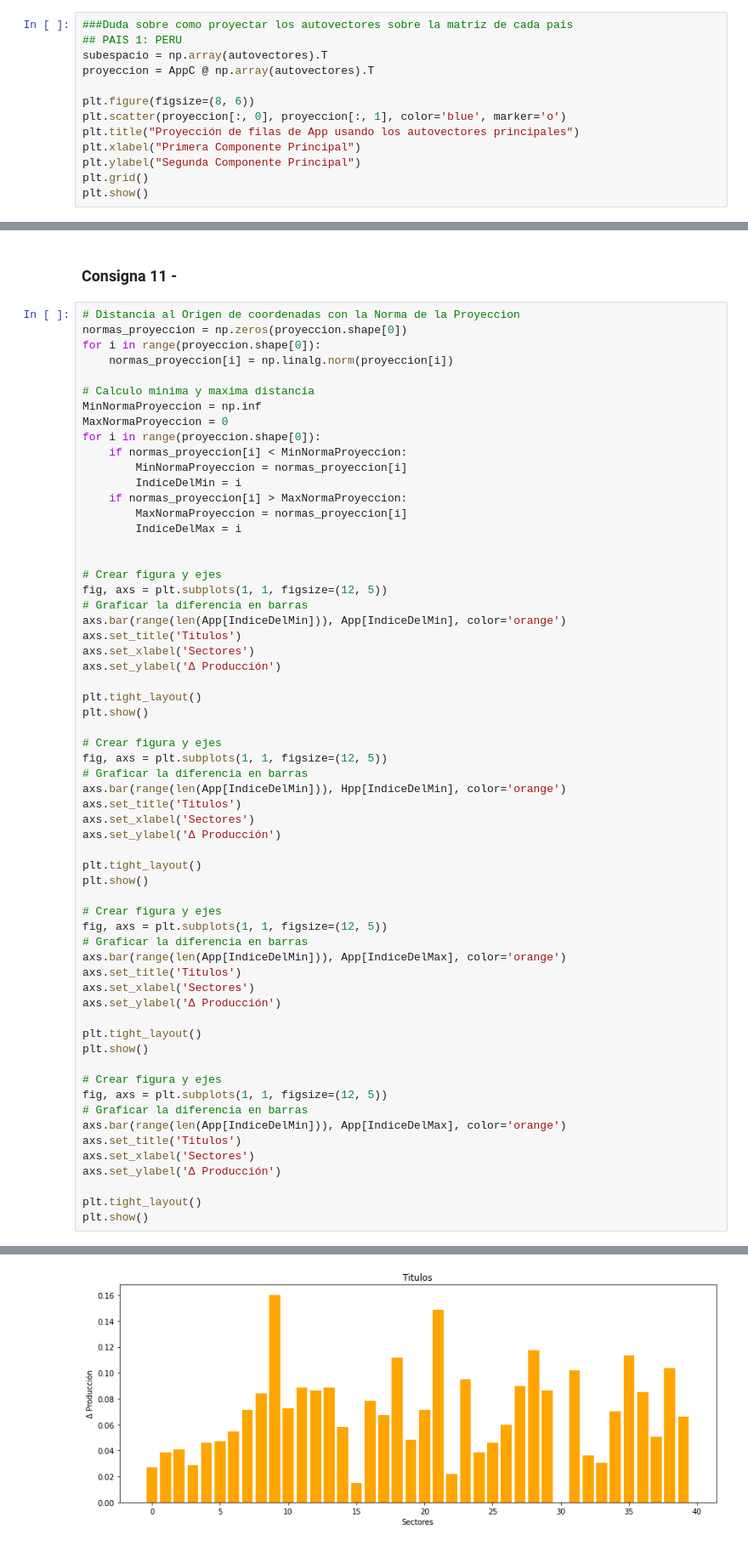
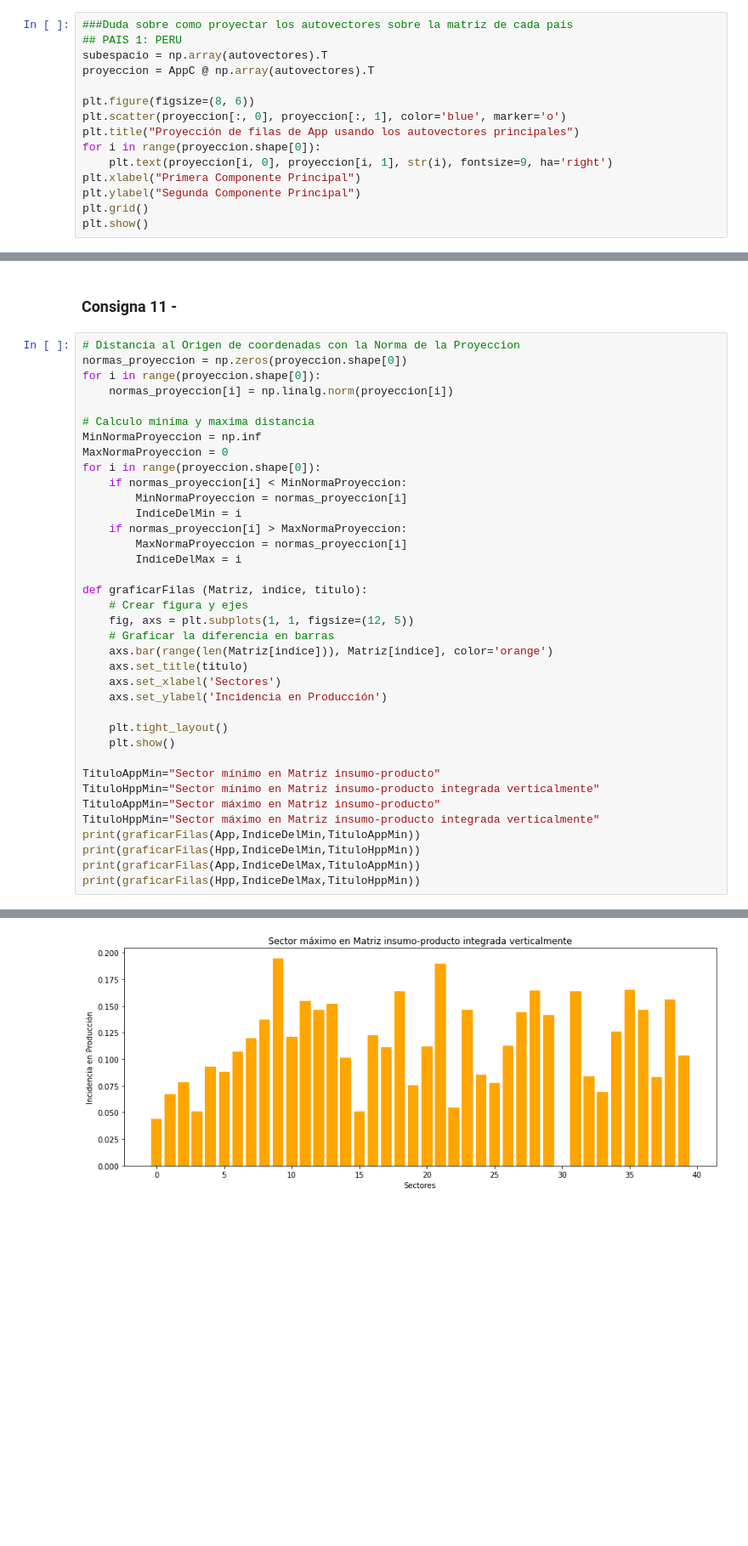
Before and after one commit to Empromptu/TP2-ALC, a Jupyter notebook: main.ipynb, the cells around one changed output, grey strips where cells are left out. Shown at 85% size. Drawn from its saved outputs; the diff is of its cells as text; blank space fills up the shorter version.

```diff
--- a/main.ipynb
+++ b/main.ipynb
@@ -506,6 +435,8 @@ proyeccion = AppC @ np.array(autovectores).T
 plt.figure(figsize=(8, 6))
 plt.scatter(proyeccion[:, 0], proyeccion[:, 1], color='blue', marker='o')
 plt.title("Proyección de filas de App usando los autovectores principales")
+for i in range(proyeccion.shape[0]):
+    plt.text(proyeccion[i, 0], proyeccion[i, 1], str(i), fontsize=9, ha='right')
 plt.xlabel("Primera Componente Principal")
 plt.ylabel("Segunda Componente Principal")
 plt.grid()
@@ -601,48 +537,24 @@ for i in range(proyeccion.shape[0]):
         MaxNormaProyeccion = normas_proyeccion[i]
         IndiceDelMax = i
 
+def graficarFilas (Matriz, indice, titulo):
+    # Crear figura y ejes
+    fig, axs = plt.subplots(1, 1, figsize=(12, 5))
+    # Graficar la diferencia en barras
+    axs.bar(range(len(Matriz[indice])), Matriz[indice], color='orange')
+    axs.set_title(titulo)
+    axs.set_xlabel('Sectores')
+    axs.set_ylabel('Incidencia en Producción')
 
-# Crear figura y ejes
-fig, axs = plt.subplots(1, 1, figsize=(12, 5))
-# Graficar la diferencia en barras
-axs.bar(range(len(App[IndiceDelMin])), App[IndiceDelMin], color='orange')
-axs.set_title('Titulos')
-axs.set_xlabel('Sectores')
-axs.set_ylabel('Δ Producción')
+    plt.tight_layout()
+    plt.show()
 
-plt.tight_layout()
-plt.show()
-
-# Crear figura y ejes
-fig, axs = plt.subplots(1, 1, figsize=(12, 5))
-# Graficar la diferencia en barras
-axs.bar(range(len(App[IndiceDelMin])), Hpp[IndiceDelMin], color='orange')
-axs.set_title('Titulos')
-axs.set_xlabel('Sectores')
-axs.set_ylabel('Δ Producción')
-
-plt.tight_layout()
-plt.show()
-
-# Crear figura y ejes
-fig, axs = plt.subplots(1, 1, figsize=(12, 5))
-# Graficar la diferencia en barras
-axs.bar(range(len(App[IndiceDelMin])), App[IndiceDelMax], color='orange')
-axs.set_title('Titulos')
-axs.set_xlabel('Sectores')
-axs.set_ylabel('Δ Producción')
-
-plt.tight_layout()
-plt.show()
-
-# Crear figura y ejes
-fig, axs = plt.subplots(1, 1, figsize=(12, 5))
-# Graficar la diferencia en barras
-axs.bar(range(len(App[IndiceDelMin])), App[IndiceDelMax], color='orange')
-axs.set_title('Titulos')
-axs.set_xlabel('Sectores')
-axs.set_ylabel('Δ Producción')
-
-plt.tight_layout()
-plt.show()
+TituloAppMin="Sector mínimo en Matriz insumo-producto"
+TituloHppMin="Sector mínimo en Matriz insumo-producto integrada verticalmente"
+TituloAppMin="Sector máximo en Matriz insumo-producto"
+TituloHppMin="Sector máximo en Matriz insumo-producto integrada verticalmente"
+print(graficarFilas(App,IndiceDelMin,TituloAppMin))
+print(graficarFilas(Hpp,IndiceDelMin,TituloHppMin))
+print(graficarFilas(App,IndiceDelMax,TituloAppMin))
+print(graficarFilas(Hpp,IndiceDelMax,TituloHppMin))
 # %% [output]
@@ -669 +567 @@ plt.show()
-[figure, old version]
+[figure, new version]
```
Also changed, not shown: parts of 13 cells of this notebook.
